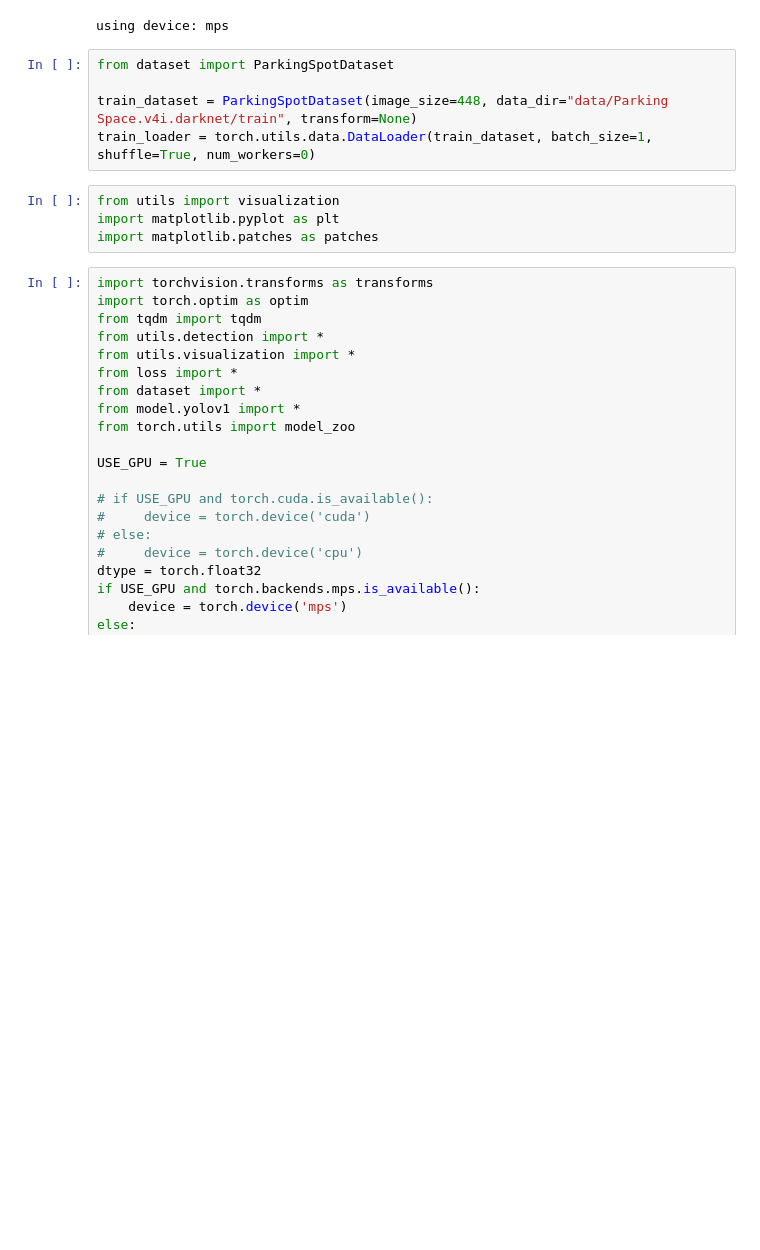
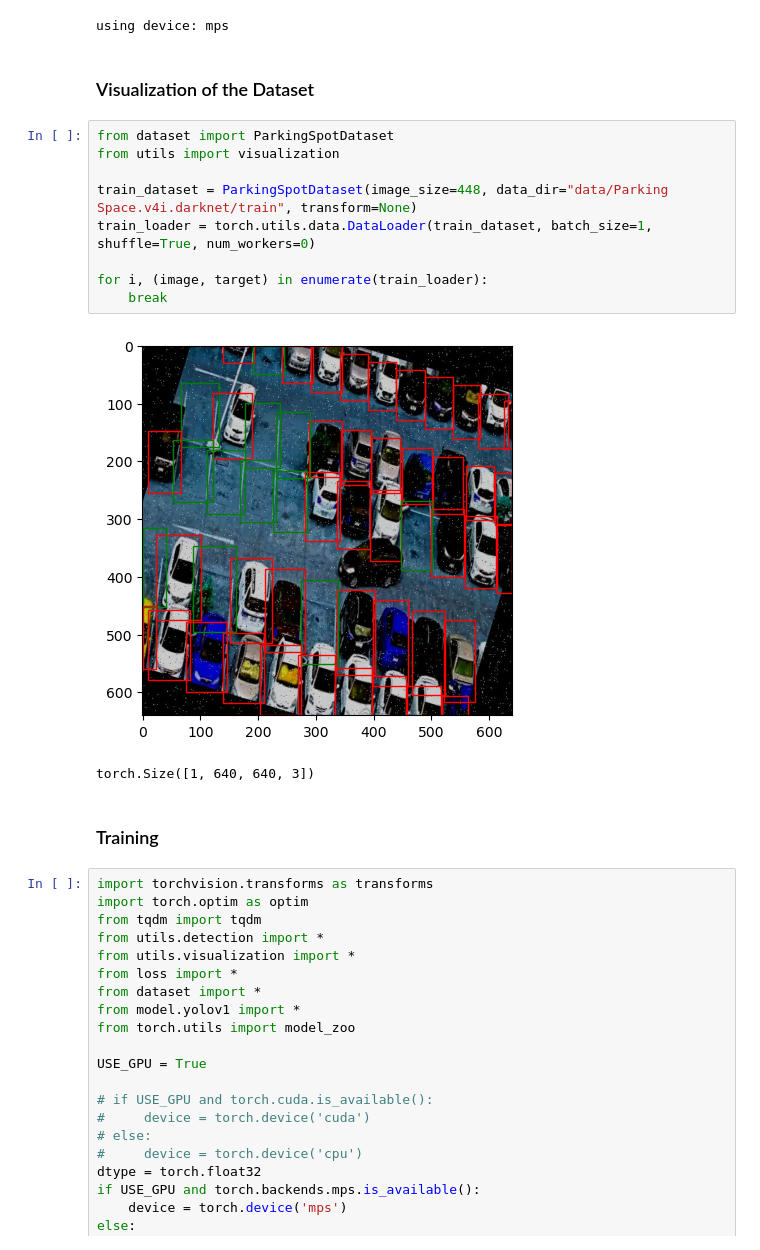
Before and after one commit to 7174Andy/Parking-Spot-Detection, a Jupyter notebook: demo.ipynb, the cells around one changed output. Cells and saved outputs as stored; diff of their text form; blank space fills up the shorter version.

Commit message:
visualization of dataset

```diff
--- a/demo.ipynb
+++ b/demo.ipynb
@@ -18,15 +21,22 @@ else:
 print('using device:', device)
 # %% [output]
 using device: mps
+# %% [markdown]
+### Visualization of the Dataset
 # %%
 from dataset import ParkingSpotDataset
+from utils import visualization
 
 train_dataset = ParkingSpotDataset(image_size=448, data_dir="data/Parking Space.v4i.darknet/train", transform=None)
 train_loader = torch.utils.data.DataLoader(train_dataset, batch_size=1, shuffle=True, num_workers=0)
+
+for i, (image, target) in enumerate(train_loader):
+    break
+# %% [output]
+[figure, added]
+torch.Size([1, 640, 640, 3])
-# %%
-from utils import visualization
-import matplotlib.pyplot as plt
-import matplotlib.patches as patches
+# %% [markdown]
+### Training
 # %%
 import torchvision.transforms as transforms
 import torch.optim as optim
```
Also changed, not shown: parts of 2 cells of this notebook, 7 other files.
